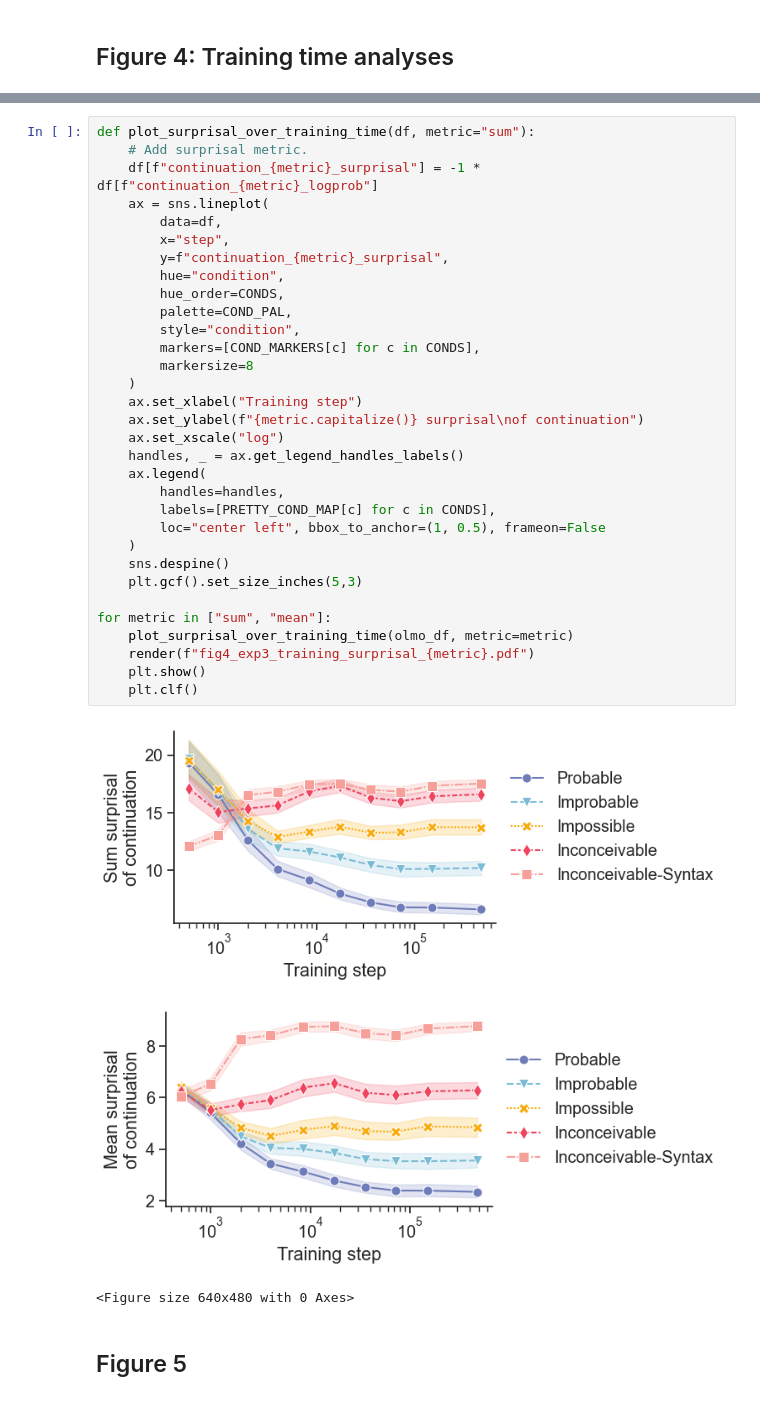
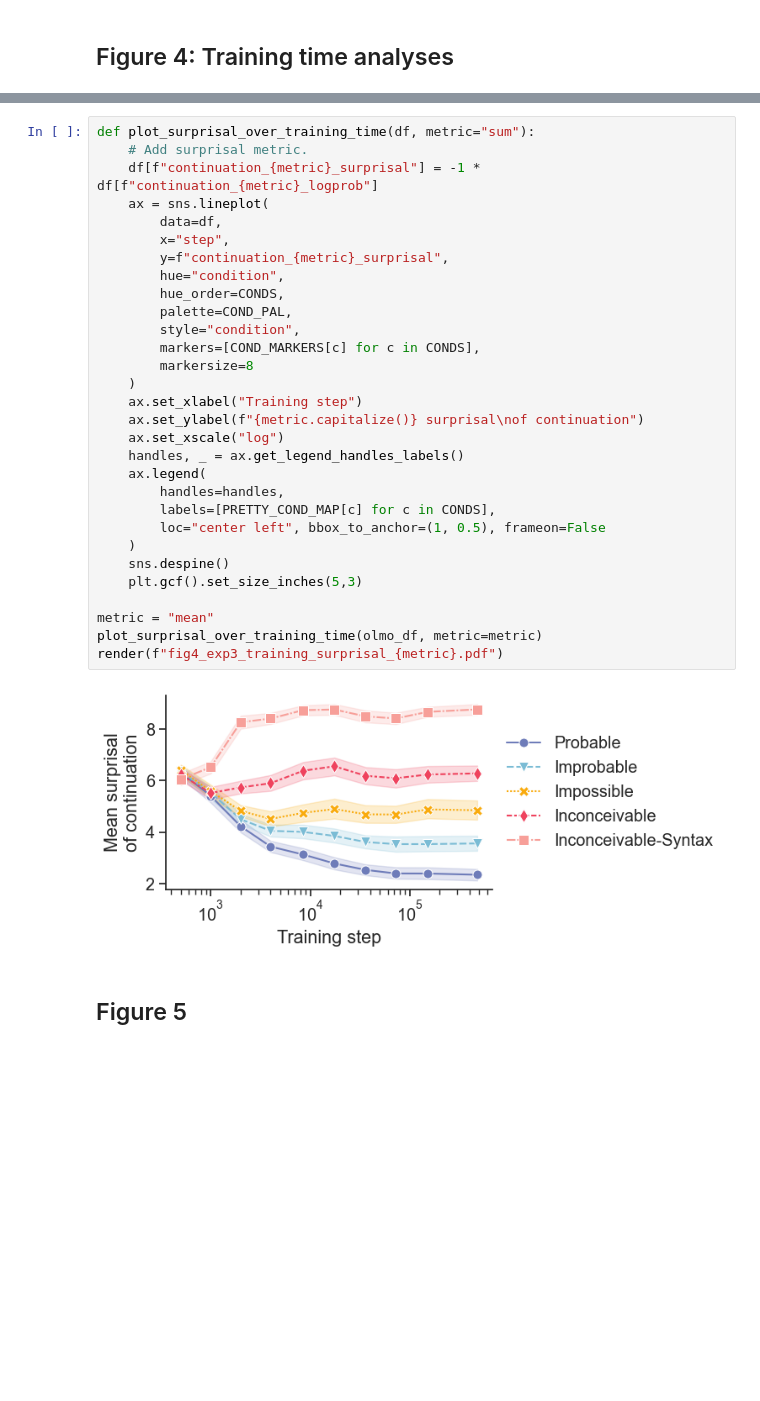
Before and after one commit to jennhu/shades-of-zero, a Jupyter notebook: analysis/figures.ipynb, the cells around one changed output, grey strips where cells are left out. Drawn from its saved outputs; the diff is of its cells as text; blank space fills up the shorter version.

Commit message:
Simplify figures

```diff
--- a/analysis/figures.ipynb
+++ b/analysis/figures.ipynb
@@ -555,39 +530,35 @@ olmo_df.head()
 # %%
 def plot_surprisal_over_training_time(df, metric="sum"):
     # Add surprisal metric.
     df[f"continuation_{metric}_surprisal"] = -1 * df[f"continuation_{metric}_logprob"]
     ax = sns.lineplot(
         data=df,
         x="step",
         y=f"continuation_{metric}_surprisal",
         hue="condition",
         hue_order=CONDS,
         palette=COND_PAL,
         style="condition",
         markers=[COND_MARKERS[c] for c in CONDS],
         markersize=8
     )
     ax.set_xlabel("Training step")
     ax.set_ylabel(f"{metric.capitalize()} surprisal\nof continuation")
     ax.set_xscale("log")
     handles, _ = ax.get_legend_handles_labels()
     ax.legend(
         handles=handles,
         labels=[PRETTY_COND_MAP[c] for c in CONDS],
         loc="center left", bbox_to_anchor=(1, 0.5), frameon=False
     )
     sns.despine()
     plt.gcf().set_size_inches(5,3)
 
-for metric in ["sum", "mean"]:
-    plot_surprisal_over_training_time(olmo_df, metric=metric)
-    render(f"fig4_exp3_training_surprisal_{metric}.pdf")
-    plt.show()
-    plt.clf()
+metric = "mean"
+plot_surprisal_over_training_time(olmo_df, metric=metric)
+render(f"fig4_exp3_training_surprisal_{metric}.pdf")
 # %% [output]
-[figure, old version]
+[figure, new version]
-[figure, removed]
-<Figure size 640x480 with 0 Axes>
 # %% [markdown]
 ## Figure 5
 # %%
```
Also changed, not shown: parts of 4 cells of this notebook, 12 other files.
